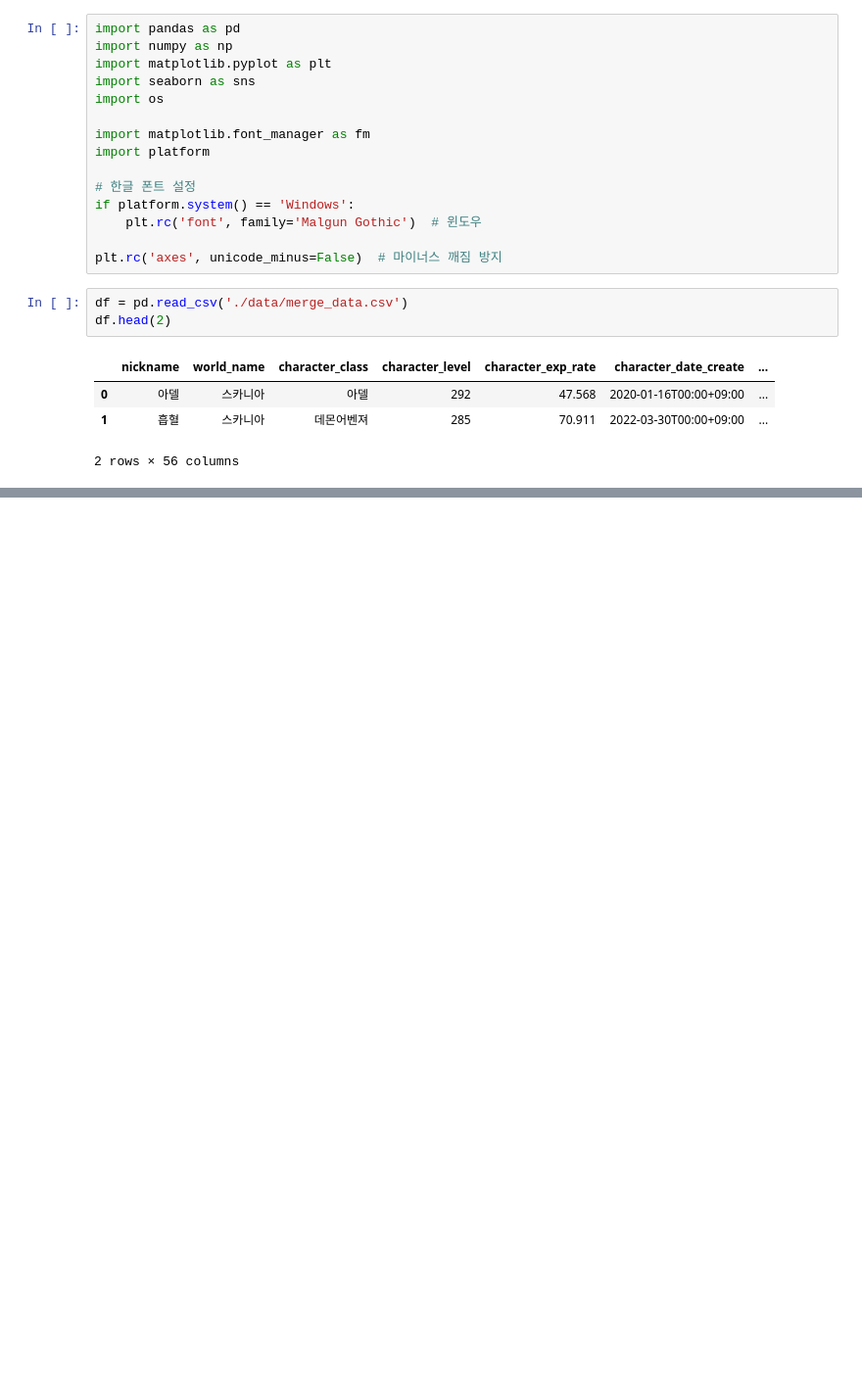
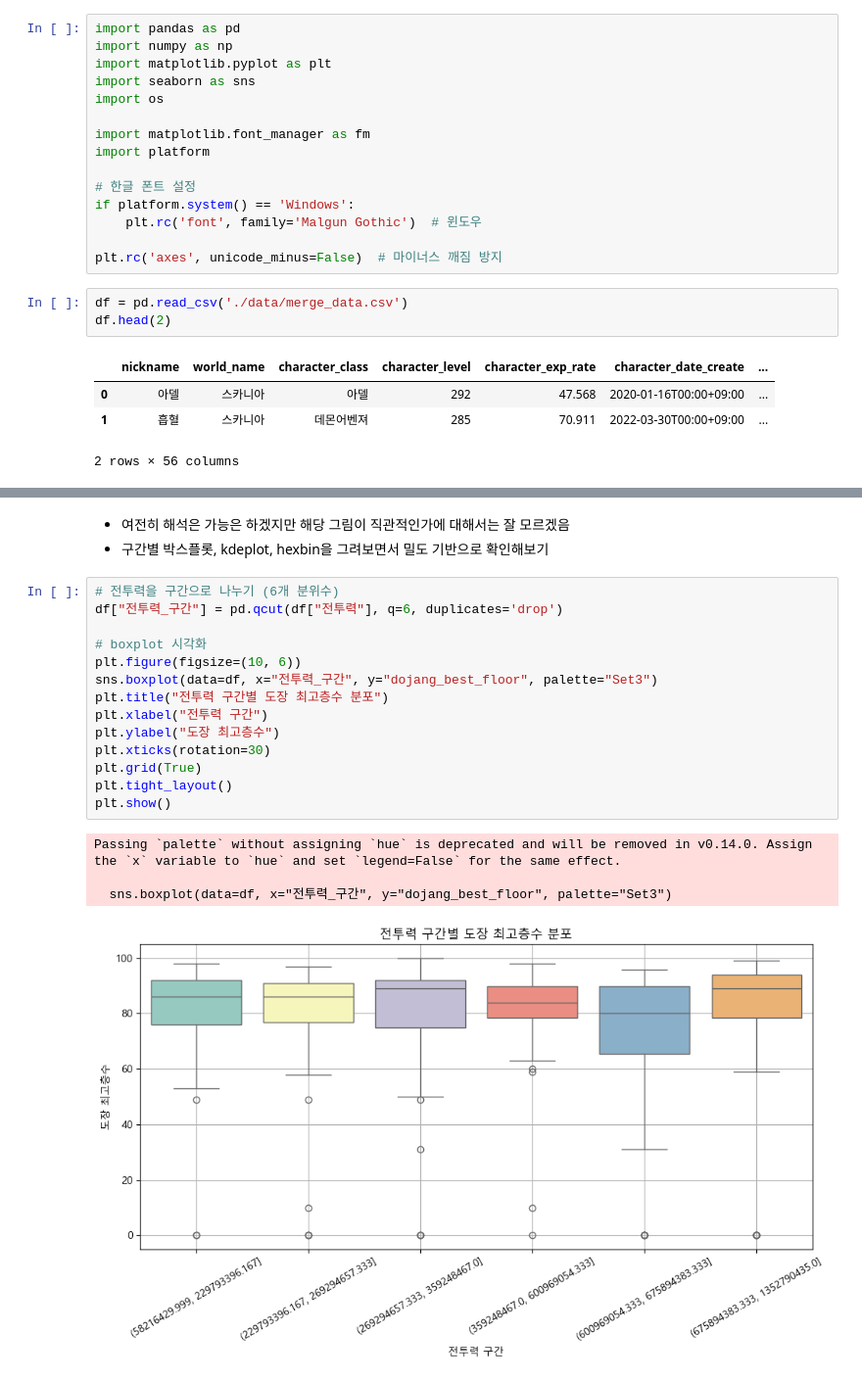
Before and after one commit to pjjongho/NEXON_API, a Jupyter notebook: Maple/dojang_analysis/analysis.ipynb, the cells around one changed output, grey strips where cells are left out. Shown at 98% size. Cells and saved outputs as stored; diff of their text form; blank space fills up the shorter version.

```diff
--- a/Maple/dojang_analysis/analysis.ipynb
+++ b/Maple/dojang_analysis/analysis.ipynb
@@ -476,0 +108,22 @@ df.to_csv('./data/data_final.csv',index=False)
+# %% [markdown]
+- 여전히 해석은 가능은 하겠지만 해당 그림이 직관적인가에 대해서는 잘 모르겠음
+- 구간별 박스플롯, kdeplot, hexbin을 그려보면서 밀도 기반으로 확인해보기
+# %%
+# 전투력을 구간으로 나누기 (6개 분위수)
+df["전투력_구간"] = pd.qcut(df["전투력"], q=6, duplicates='drop')
+
+# boxplot 시각화
+plt.figure(figsize=(10, 6))
+sns.boxplot(data=df, x="전투력_구간", y="dojang_best_floor", palette="Set3")
+plt.title("전투력 구간별 도장 최고층수 분포")
+plt.xlabel("전투력 구간")
+plt.ylabel("도장 최고층수")
+plt.xticks(rotation=30)
+plt.grid(True)
+plt.tight_layout()
+plt.show()
+# %% [output]
+Passing `palette` without assigning `hue` is deprecated and will be removed in v0.14.0. Assign the `x` variable to `hue` and set `legend=False` for the same effect.
+
+  sns.boxplot(data=df, x="전투력_구간", y="dojang_best_floor", palette="Set3")
+[figure, added]
```
Also changed, not shown: parts of 70 cells of this notebook, 1 other file.
